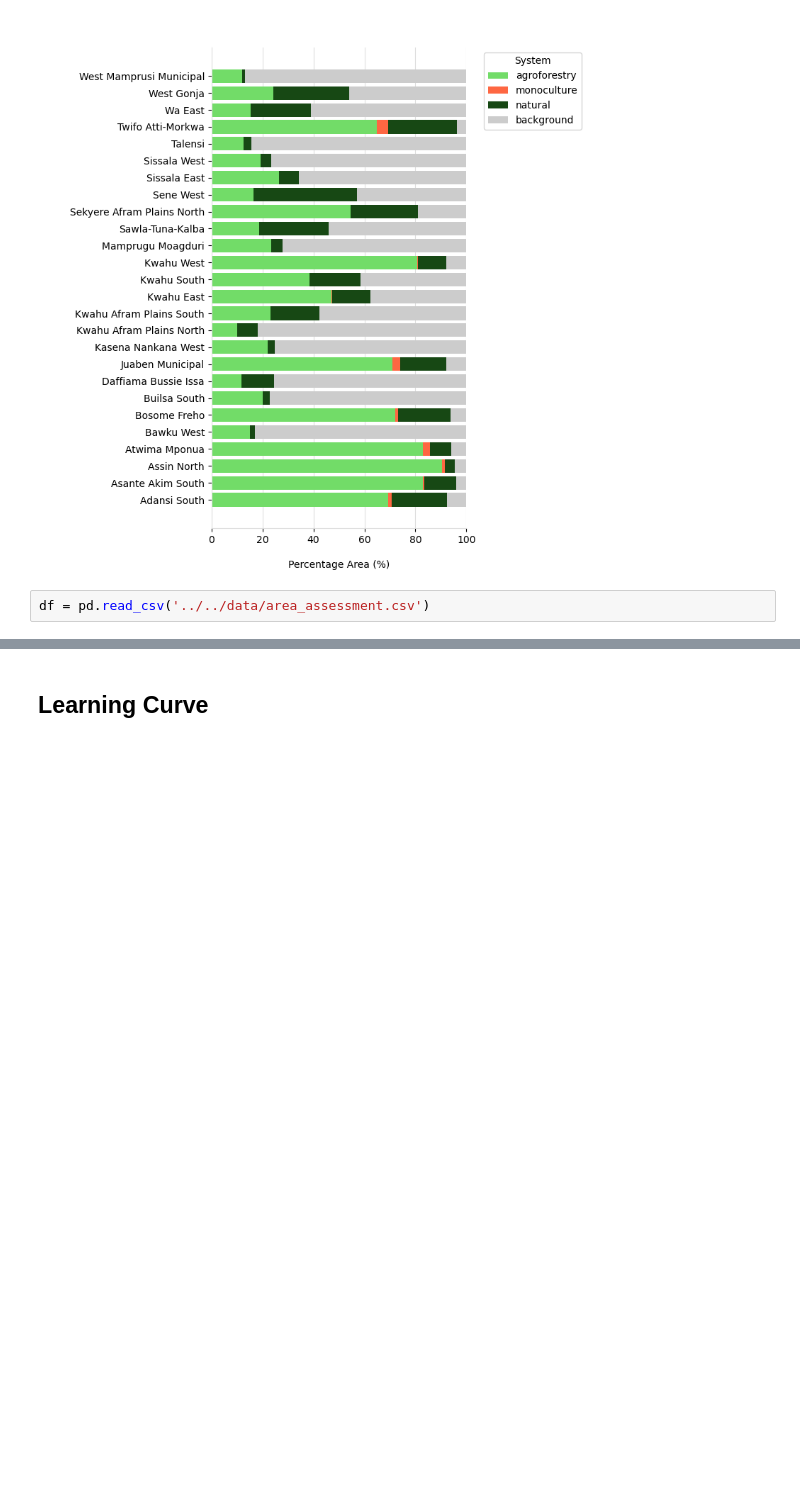
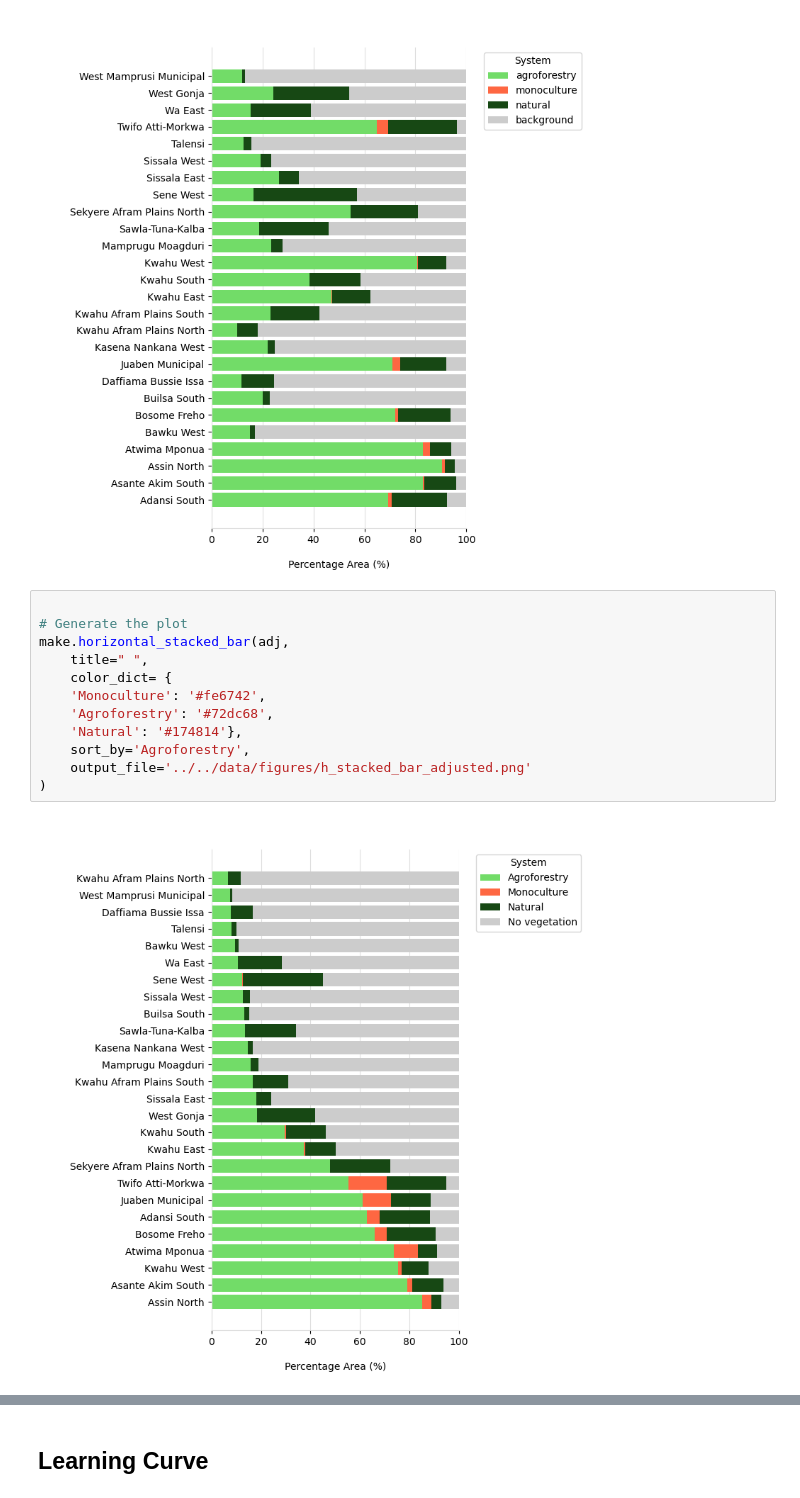
Before and after one commit to wri/plantation_classifier, a Jupyter notebook: notebooks/analyses/publication_visuals.ipynb, the cells around one changed output, grey strips where cells are left out. Drawn from its saved outputs; the diff is of its cells as text; blank space fills up the shorter version.

Commit message:
rerun sorted stacked bar

```diff
--- a/notebooks/analyses/publication_visuals.ipynb
+++ b/notebooks/analyses/publication_visuals.ipynb
@@ -298,5 +234,17 @@ horizontal_stacked_bar(
 )
 # %% [output]
 [figure]
-# %%
-df = pd.read_csv('../../data/area_assessment.csv')
+# %%
+
+# Generate the plot
+make.horizontal_stacked_bar(adj,
+    title=" ",
+    color_dict= {
+    'Monoculture': '#fe6742',
+    'Agroforestry': '#72dc68',
+    'Natural': '#174814'},
+    sort_by='Agroforestry',
+    output_file='../../data/figures/h_stacked_bar_adjusted.png'
+)
+# %% [output]
+[figure, added]
```
Also changed, not shown: parts of 9 cells of this notebook.
